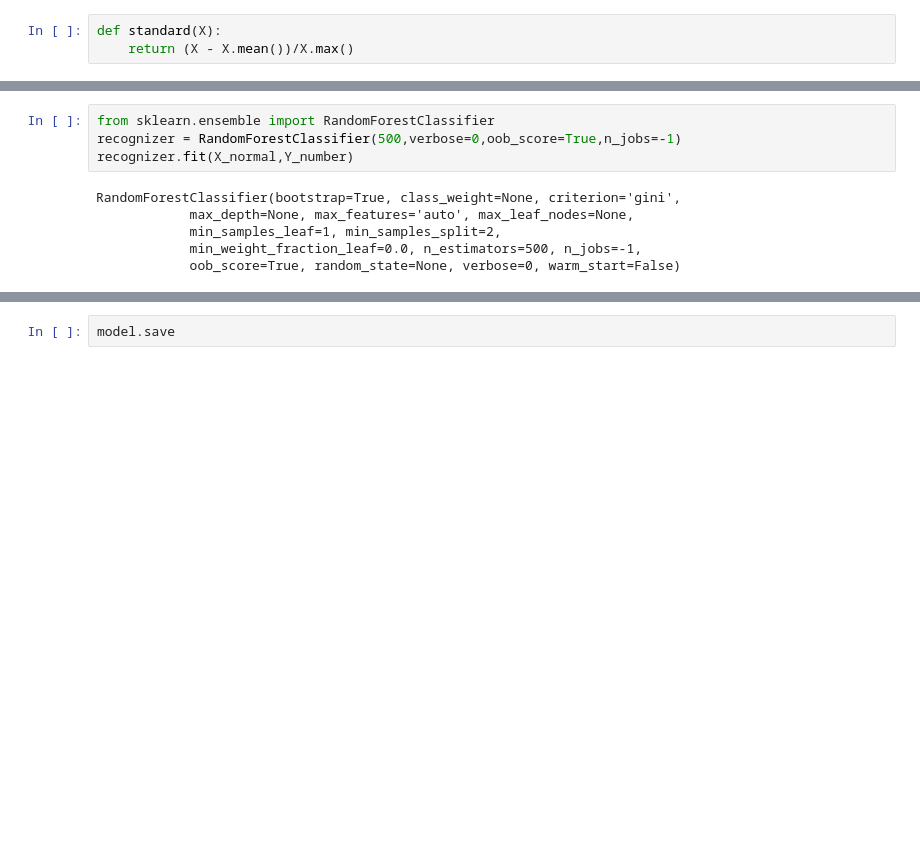
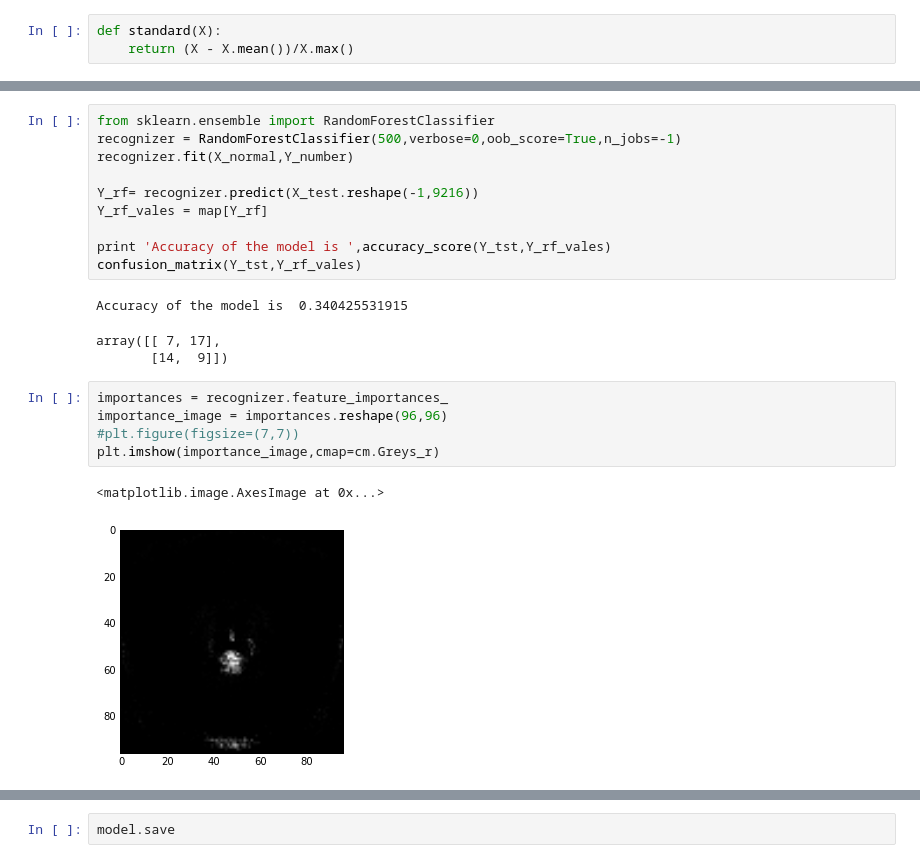
Before and after one commit to mdomarsaleem/face-recognition-raspberrypi, a Jupyter notebook: external_Data.ipynb, the cells around one changed output, grey strips where cells are left out. Saved outputs shown, nothing was run; the diff lists cells and outputs as text; blank space fills up the shorter version.

```diff
--- a/external_Data.ipynb
+++ b/external_Data.ipynb
@@ -157,11 +176,23 @@ Y_logictic= clf.predict(X_test.reshape(-1,9216))
 from sklearn.ensemble import RandomForestClassifier
 recognizer = RandomForestClassifier(500,verbose=0,oob_score=True,n_jobs=-1)
 recognizer.fit(X_normal,Y_number)
+
+Y_rf= recognizer.predict(X_test.reshape(-1,9216))
+Y_rf_vales = map[Y_rf]
+
+print 'Accuracy of the model is ',accuracy_score(Y_tst,Y_rf_vales)
+confusion_matrix(Y_tst,Y_rf_vales)
 # %% [output]
-RandomForestClassifier(bootstrap=True, class_weight=None, criterion='gini',
-            max_depth=None, max_features='auto', max_leaf_nodes=None,
-            min_samples_leaf=1, min_samples_split=2,
-            min_weight_fraction_leaf=0.0, n_estimators=500, n_jobs=-1,
-            oob_score=True, random_state=None, verbose=0, warm_start=False)
+Accuracy of the model is  0.340425531915
+array([[ 7, 17],
+       [14,  9]])
+# %%
+importances = recognizer.feature_importances_
+importance_image = importances.reshape(96,96)
+#plt.figure(figsize=(7,7))
+plt.imshow(importance_image,cmap=cm.Greys_r)
+# %% [output]
+<matplotlib.image.AxesImage at 0x...>
+[figure, added]
 # %%
 import lasagne
```
Also changed, not shown: parts of 12 cells of this notebook, 10 other files.
